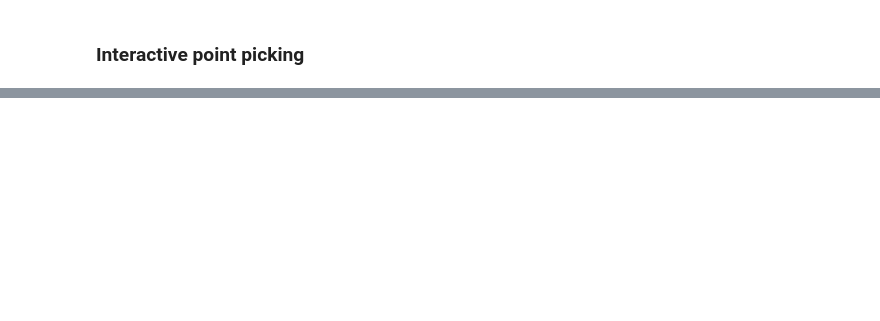
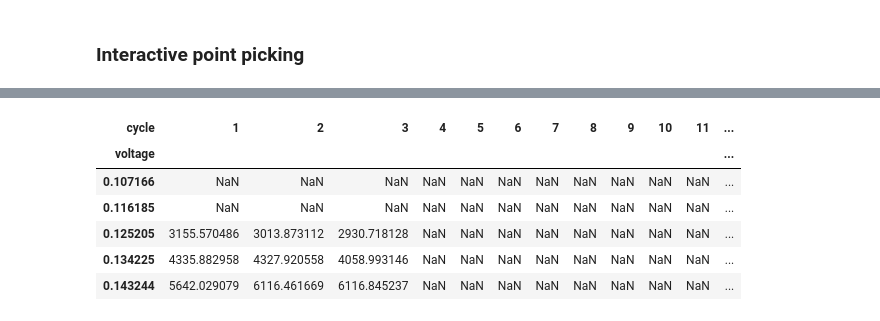
Before and after one commit to jepegit/cellpy, a Jupyter notebook: dev_utils/ica_notebooks/fitting/drev_simple_interactive_plotter.ipynb, the cells around one changed output, grey strips where cells are left out. Cells and saved outputs as stored; diff of their text form; code cells hidden in the pictures; blank space fills up the shorter version.

```diff
--- a/dev_utils/ica_notebooks/fitting/drev_simple_interactive_plotter.ipynb
+++ b/dev_utils/ica_notebooks/fitting/drev_simple_interactive_plotter.ipynb
@@ -216,0 +221,10 @@ show(p)
+# %%
+comb_ica_charge.head()
+# %% [output]
+| cycle | 1 | 2 | 3 | 4 | 5 | 6 | 7 | 8 | 9 | 10 | 11 | ... |
+| voltage |  |  |  |  |  |  |  |  |  |  |  | ... |
+| 0.107166 | NaN | NaN | NaN | NaN | NaN | NaN | NaN | NaN | NaN | NaN | NaN | ... |
+| 0.116185 | NaN | NaN | NaN | NaN | NaN | NaN | NaN | NaN | NaN | NaN | NaN | ... |
+| 0.125205 | 3155.570486 | 3013.873112 | 2930.718128 | NaN | NaN | NaN | NaN | NaN | NaN | NaN | NaN | ... |
+| 0.134225 | 4335.882958 | 4327.920558 | 4058.993146 | NaN | NaN | NaN | NaN | NaN | NaN | NaN | NaN | ... |
+| 0.143244 | 5642.029079 | 6116.461669 | 6116.845237 | NaN | NaN | NaN | NaN | NaN | NaN | NaN | NaN | ... |
```
Also changed, not shown: parts of 21 cells of this notebook.
